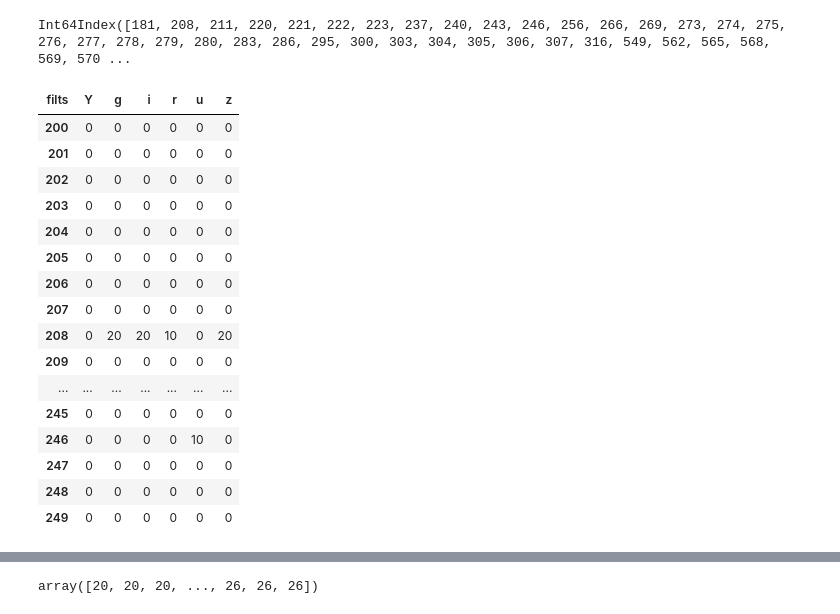
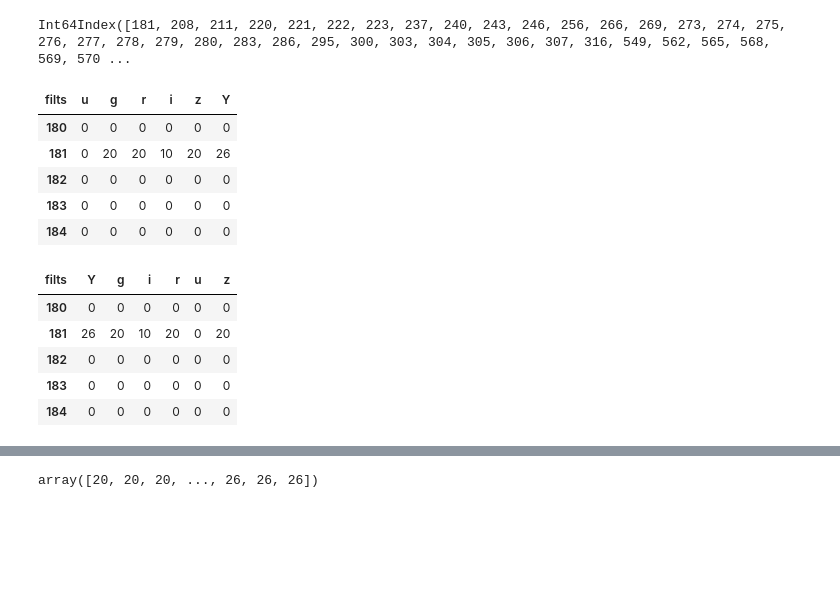
Before and after one commit to LSSTDESC/OpSimSummary, a Jupyter notebook: example/ExampleSimlib.ipynb, the cells around one changed output, grey strips where cells are left out. Cells and saved outputs as stored; diff of their text form; code cells hidden in the pictures; blank space fills up the shorter version.

```diff
--- a/example/ExampleSimlib.ipynb
+++ b/example/ExampleSimlib.ipynb
@@ -440,2 +479,2 @@ df = pd.DataFrame({'filts': list(filts), 'nights': list(nights), 'nums': nums})
 # %%
-dd = df.pivot('filts','nights','nums' )
+dd = df.pivot('nights','filts','nums' )
@@ -452,20 +497,18 @@ ddd = ddd.reindex(ss, fill_value=0)
+# %%
+xx.iloc[180:185]
+# %% [output]
+| filts | u | g | r | i | z | Y |
+| 180 | 0 | 0 | 0 | 0 | 0 | 0 |
+| 181 | 0 | 20 | 20 | 10 | 20 | 26 |
+| 182 | 0 | 0 | 0 | 0 | 0 | 0 |
+| 183 | 0 | 0 | 0 | 0 | 0 | 0 |
+| 184 | 0 | 0 | 0 | 0 | 0 | 0 |
 # %%
-ddd.iloc[200:250]
+ddd.iloc[180:185]
 # %% [output]
 | filts | Y | g | i | r | u | z |
-| 200 | 0 | 0 | 0 | 0 | 0 | 0 |
-| 201 | 0 | 0 | 0 | 0 | 0 | 0 |
-| 202 | 0 | 0 | 0 | 0 | 0 | 0 |
-| 203 | 0 | 0 | 0 | 0 | 0 | 0 |
-| 204 | 0 | 0 | 0 | 0 | 0 | 0 |
-| 205 | 0 | 0 | 0 | 0 | 0 | 0 |
-| 206 | 0 | 0 | 0 | 0 | 0 | 0 |
-| 207 | 0 | 0 | 0 | 0 | 0 | 0 |
-| 208 | 0 | 20 | 20 | 10 | 0 | 20 |
-| 209 | 0 | 0 | 0 | 0 | 0 | 0 |
-| ... | ... | ... | ... | ... | ... | ... |
-| 245 | 0 | 0 | 0 | 0 | 0 | 0 |
-| 246 | 0 | 0 | 0 | 0 | 10 | 0 |
-| 247 | 0 | 0 | 0 | 0 | 0 | 0 |
-| 248 | 0 | 0 | 0 | 0 | 0 | 0 |
-| 249 | 0 | 0 | 0 | 0 | 0 | 0 |
+| 180 | 0 | 0 | 0 | 0 | 0 | 0 |
+| 181 | 26 | 20 | 10 | 20 | 0 | 20 |
+| 182 | 0 | 0 | 0 | 0 | 0 | 0 |
+| 183 | 0 | 0 | 0 | 0 | 0 | 0 |
+| 184 | 0 | 0 | 0 | 0 | 0 | 0 |
```
Also changed, not shown: parts of 27 cells of this notebook, 1 other file.
